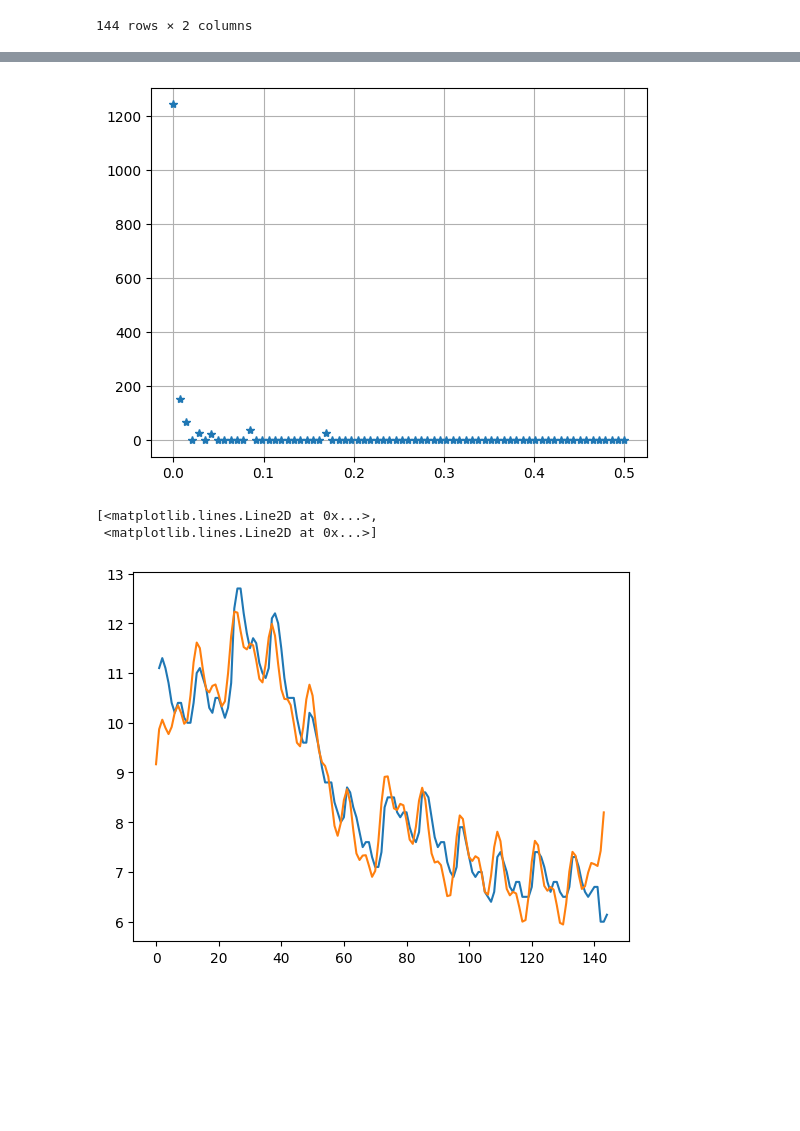
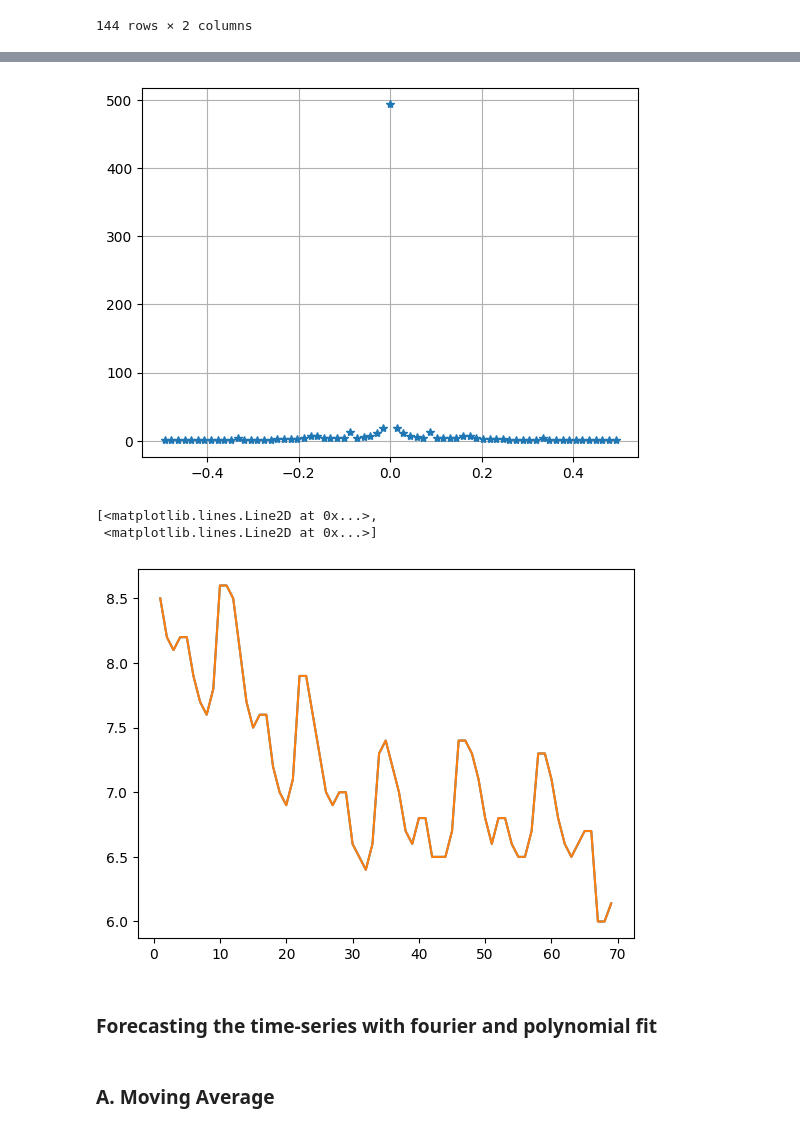
Before and after one commit to RacingInspiration/Zeitreihen, a Jupyter notebook: 8/FFT_Arbeitslosenzahlen.ipynb, the cells around one changed output, grey strips where cells are left out. Drawn from its saved outputs; the diff is of its cells as text; code cells hidden in the pictures; blank space fills up the shorter version.

```diff
--- a/8/FFT_Arbeitslosenzahlen.ipynb
+++ b/8/FFT_Arbeitslosenzahlen.ipynb
@@ -26,8 +26,9 @@ data
 | 143 | 144 | 6.14 |
 144 rows × 2 columns
 # %%
-t = data.iloc[:,0].values
-arbeitslose = data.iloc[:,1].values
+start=0
+t = data.iloc[:,0].values[0:69]
+arbeitslose = data.iloc[:,1].values[75:]
 # %%
 # Ausagbe im Diagramm
 plt.plot(t,arbeitslose)
@@ -40,20 +41,25 @@ N = len(arbeitslose)
 # Sample Spacing
 T = 1
 yf = fft(arbeitslose)
-yf[np.abs(yf)<20] = 0
+#yf[np.abs(yf)<20] = 0
 f = np.linspace(0,0.5*1/T,int(N/2))
 # %%
 # Frequency Plot
-plt.plot(f, np.abs(yf[0:int(N/2)]),'*')
+f = fftfreq(N, 1/SAMPLE_RATE)
+plt.plot(f, np.abs(yf),'*')
 plt.grid()
 # %% [output]
-[figure, old version]
+[figure, new version]
 # %%
 # Inverse FFT
 a_inverse = sp.ifft(yf)
 # %%
-plt.plot(t,np.abs(arbeitslose),np.abs(a_inverse))
+plt.plot(t,np.abs(arbeitslose),t,np.abs(a_inverse))
 # %% [output]
 [<matplotlib.lines.Line2D at 0x...>,
  <matplotlib.lines.Line2D at 0x...>]
-[figure, old version]
+[figure, new version]
+# %% [markdown]
+### Forecasting the time-series with fourier and polynomial fit
+# %% [markdown]
+### A. Moving Average
```
Also changed, not shown: parts of 8 cells of this notebook.
